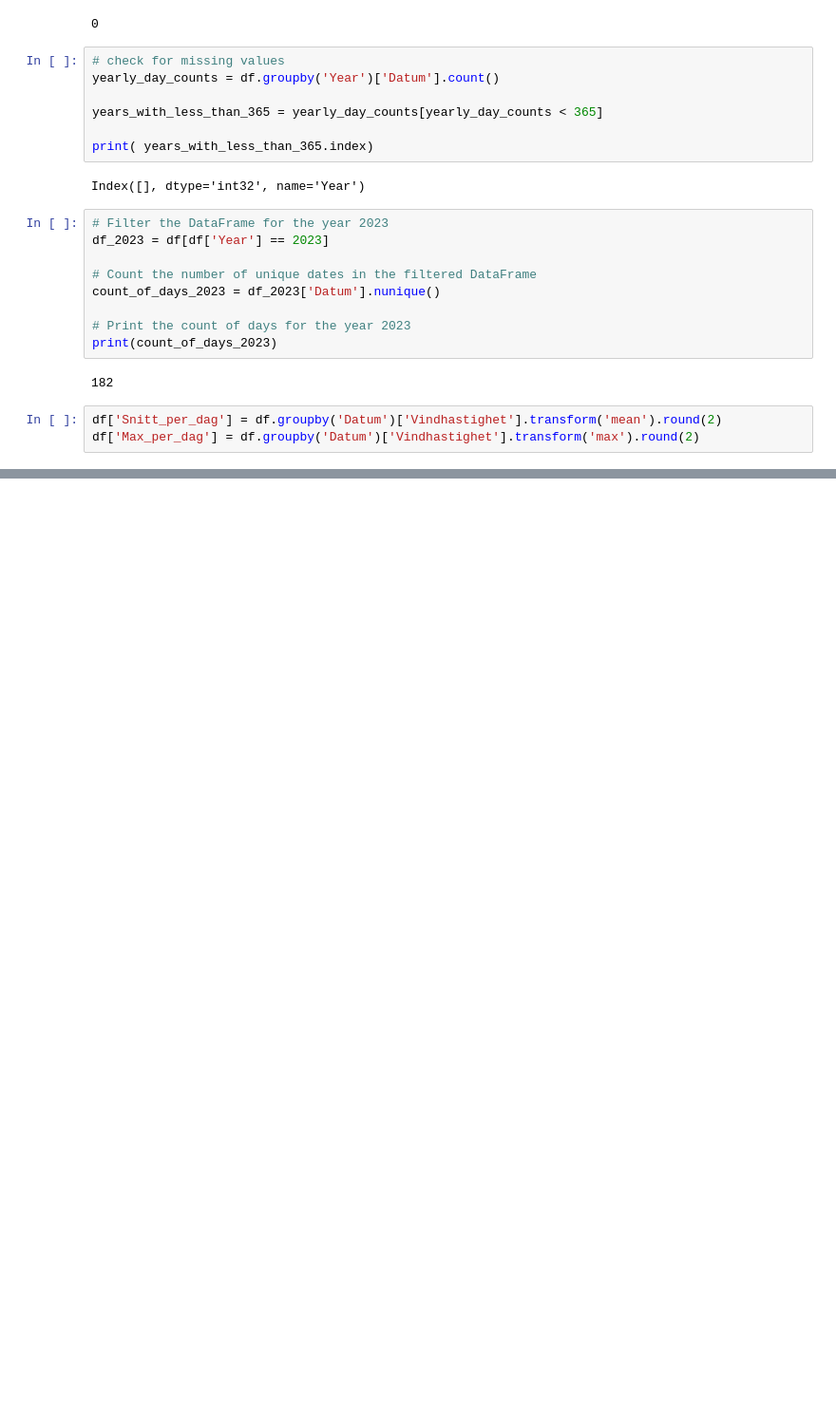
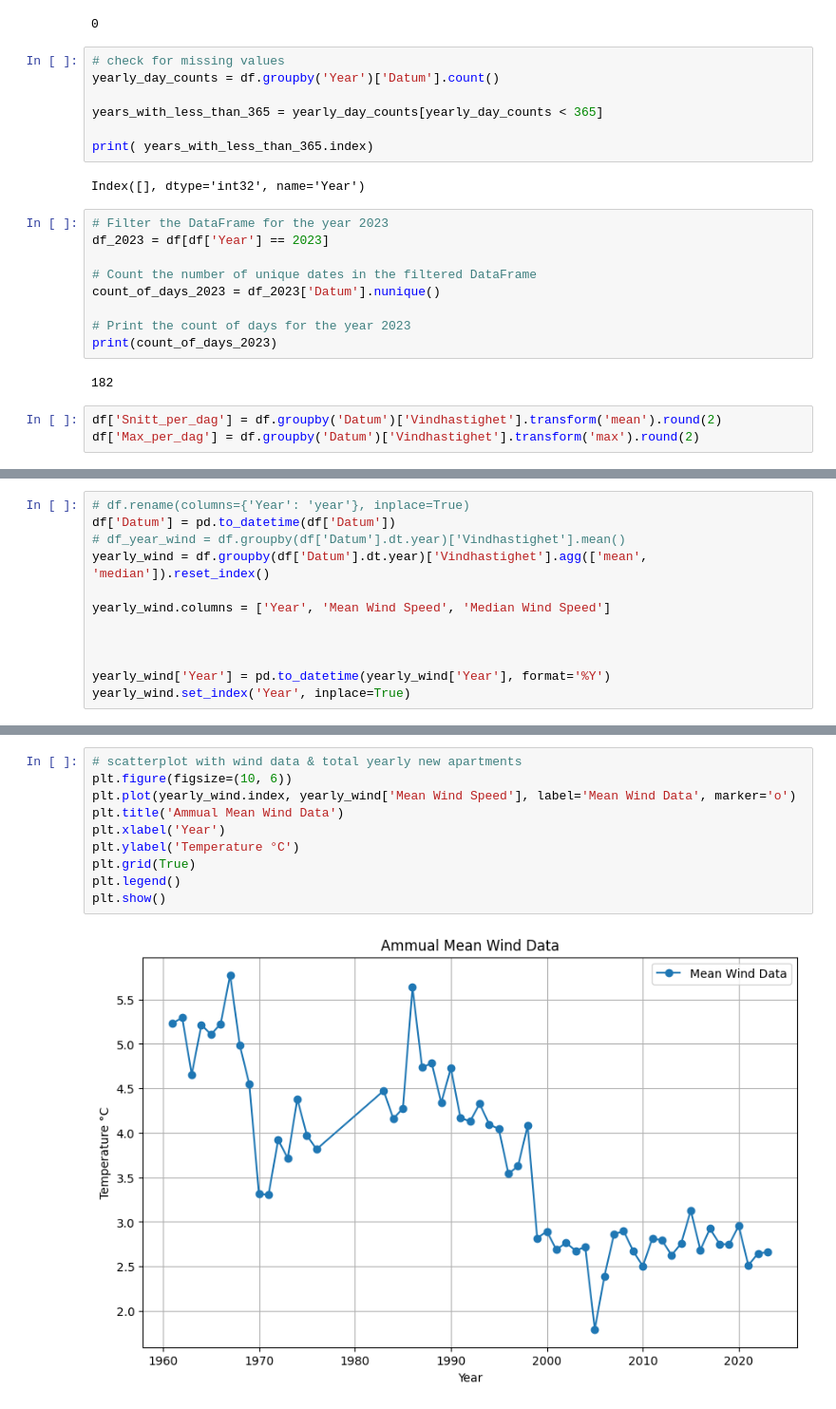
Before and after one commit to msteele919/projectwork, a Jupyter notebook: Correlations/look_at_gbg_wind.ipynb, the cells around one changed output, grey strips where cells are left out. Shown: that part at 95% size. Drawn from its saved outputs; the diff is of its cells as text; blank space fills up the shorter version.

```diff
--- a/Correlations/look_at_gbg_wind.ipynb
+++ b/Correlations/look_at_gbg_wind.ipynb
@@ -137,0 +140,12 @@ df['Max_per_dag'] = df.groupby('Datum')['Vindhastighet'].transform('max').round(
+# %%
+# df.rename(columns={'Year': 'year'}, inplace=True)
+df['Datum'] = pd.to_datetime(df['Datum'])
+# df_year_wind = df.groupby(df['Datum'].dt.year)['Vindhastighet'].mean()
+yearly_wind = df.groupby(df['Datum'].dt.year)['Vindhastighet'].agg(['mean', 'median']).reset_index()
+
+yearly_wind.columns = ['Year', 'Mean Wind Speed', 'Median Wind Speed']
+
+
+
+yearly_wind['Year'] = pd.to_datetime(yearly_wind['Year'], format='%Y')
+yearly_wind.set_index('Year', inplace=True)
@@ -137,0 +200,12 @@ df['Max_per_dag'] = df.groupby('Datum')['Vindhastighet'].transform('max').round(
+# %%
+# scatterplot with wind data & total yearly new apartments
+plt.figure(figsize=(10, 6))
+plt.plot(yearly_wind.index, yearly_wind['Mean Wind Speed'], label='Mean Wind Data', marker='o')
+plt.title('Ammual Mean Wind Data')
+plt.xlabel('Year')
+plt.ylabel('Temperature °C')
+plt.grid(True)
+plt.legend()
+plt.show()
+# %% [output]
+[figure, added]
```
Also changed, not shown: parts of 4 cells of this notebook, 2 other files.
